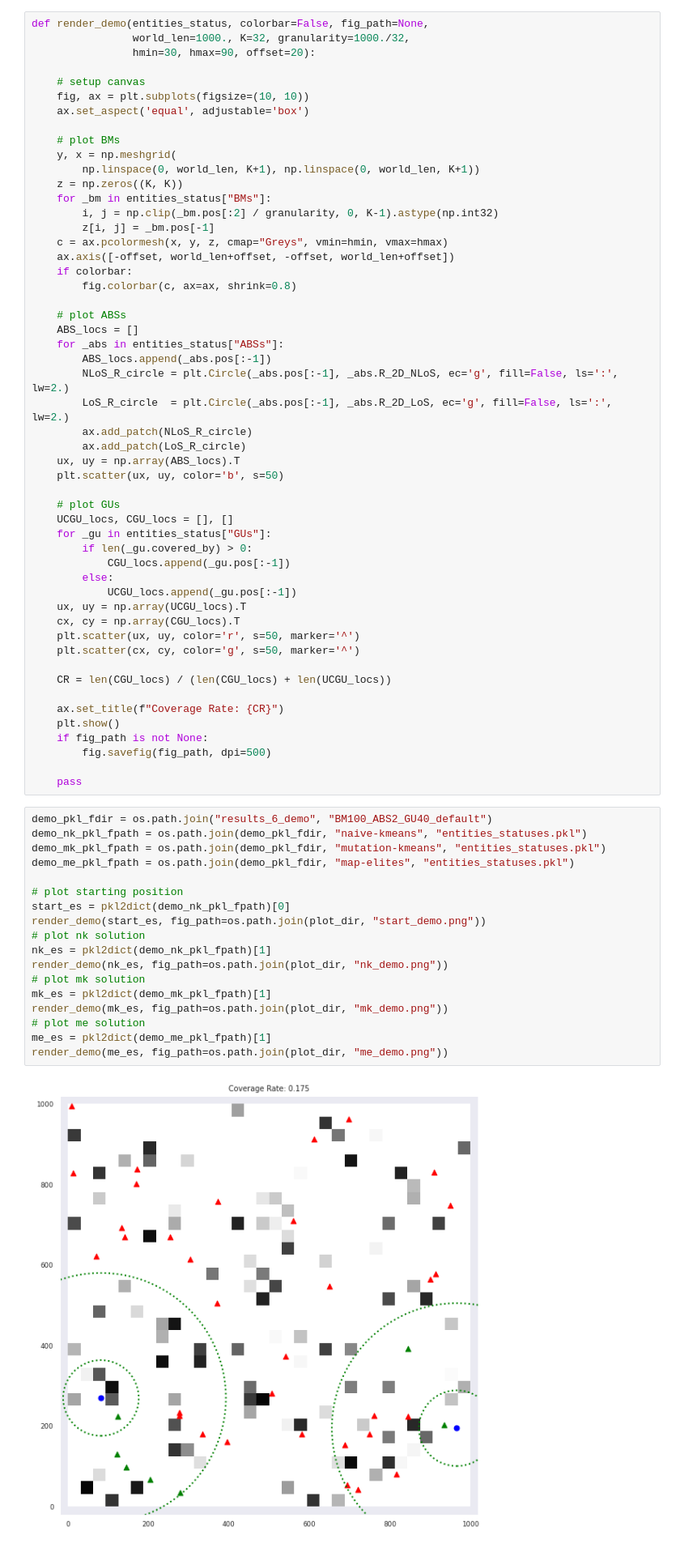
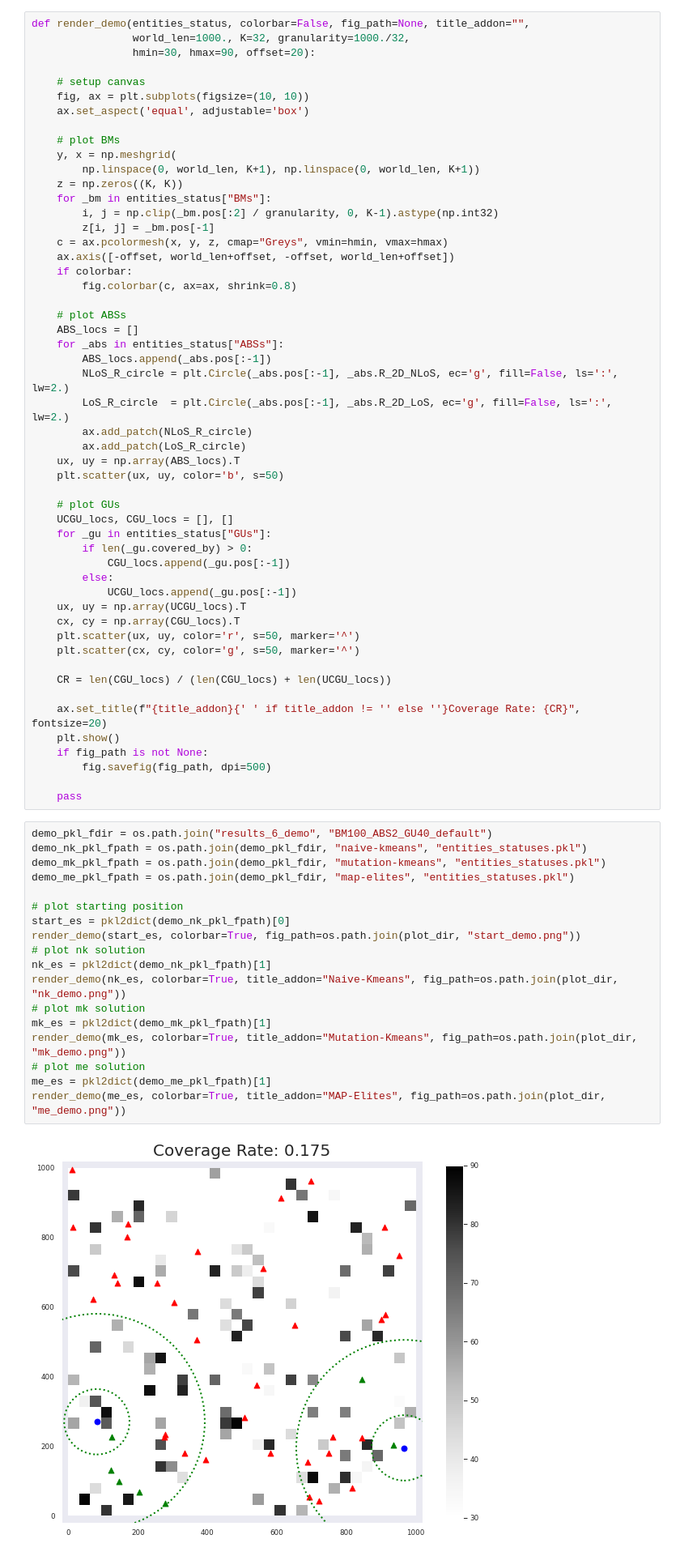
Before and after one commit to HAXRD/1120, a Jupyter notebook: plots.ipynb, the cells around one changed output. Shown: that part at 81% size. Saved outputs shown, nothing was run; the diff lists cells and outputs as text.

```diff
--- a/plots.ipynb
+++ b/plots.ipynb
@@ -233,7 +233,7 @@ df2csv(df_5_emulator,
 # %% [markdown]
 ## 6. Demo
 # %%
-def render_demo(entities_status, colorbar=False, fig_path=None,
+def render_demo(entities_status, colorbar=False, fig_path=None, title_addon="",
                 world_len=1000., K=32, granularity=1000./32,
                 hmin=30, hmax=90, offset=20):
 
@@ -278,7 +278,7 @@ def render_demo(entities_status, colorbar=False, fig_path=None,
 
     CR = len(CGU_locs) / (len(CGU_locs) + len(UCGU_locs))
 
-    ax.set_title(f"Coverage Rate: {CR}")
+    ax.set_title(f"{title_addon}{' ' if title_addon != '' else ''}Coverage Rate: {CR}", fontsize=20)
     plt.show()
     if fig_path is not None:
         fig.savefig(fig_path, dpi=500)
@@ -287,20 +287,20 @@ def render_demo(entities_status, colorbar=False, fig_path=None,
 # %%
 demo_pkl_fdir = os.path.join("results_6_demo", "BM100_ABS2_GU40_default")
 demo_nk_pkl_fpath = os.path.join(demo_pkl_fdir, "naive-kmeans", "entities_statuses.pkl")
 demo_mk_pkl_fpath = os.path.join(demo_pkl_fdir, "mutation-kmeans", "entities_statuses.pkl")
 demo_me_pkl_fpath = os.path.join(demo_pkl_fdir, "map-elites", "entities_statuses.pkl")
 
 # plot starting position
 start_es = pkl2dict(demo_nk_pkl_fpath)[0]
-render_demo(start_es, fig_path=os.path.join(plot_dir, "start_demo.png"))
+render_demo(start_es, colorbar=True, fig_path=os.path.join(plot_dir, "start_demo.png"))
 # plot nk solution
 nk_es = pkl2dict(demo_nk_pkl_fpath)[1]
-render_demo(nk_es, fig_path=os.path.join(plot_dir, "nk_demo.png"))
+render_demo(nk_es, colorbar=True, title_addon="Naive-Kmeans", fig_path=os.path.join(plot_dir, "nk_demo.png"))
 # plot mk solution
 mk_es = pkl2dict(demo_mk_pkl_fpath)[1]
-render_demo(mk_es, fig_path=os.path.join(plot_dir, "mk_demo.png"))
+render_demo(mk_es, colorbar=True, title_addon="Mutation-Kmeans", fig_path=os.path.join(plot_dir, "mk_demo.png"))
 # plot me solution
 me_es = pkl2dict(demo_me_pkl_fpath)[1]
-render_demo(me_es, fig_path=os.path.join(plot_dir, "me_demo.png"))
+render_demo(me_es, colorbar=True, title_addon="MAP-Elites", fig_path=os.path.join(plot_dir, "me_demo.png"))
 # %% [output]
-[figure, old version]
+[figure, new version]
```
Also changed, not shown: parts of 1 cell of this notebook, 32 other files.
